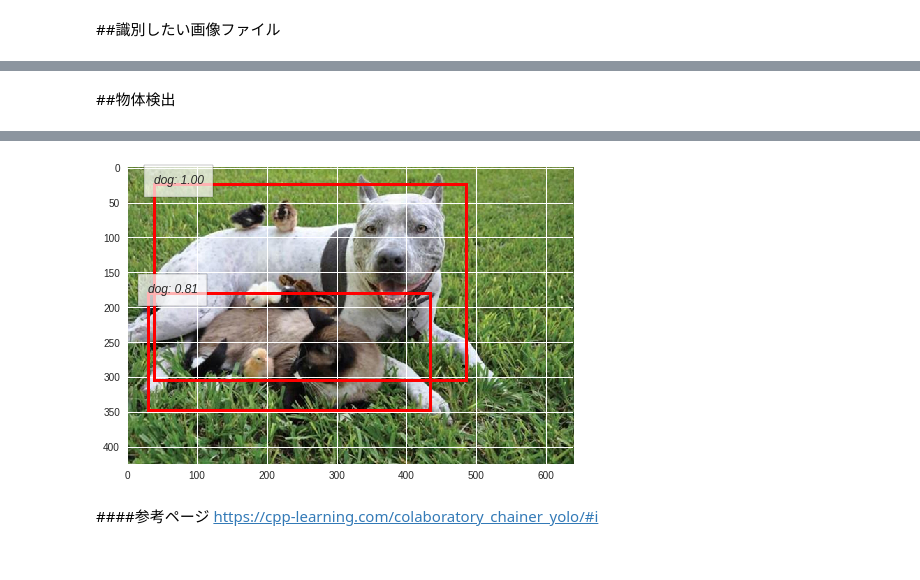
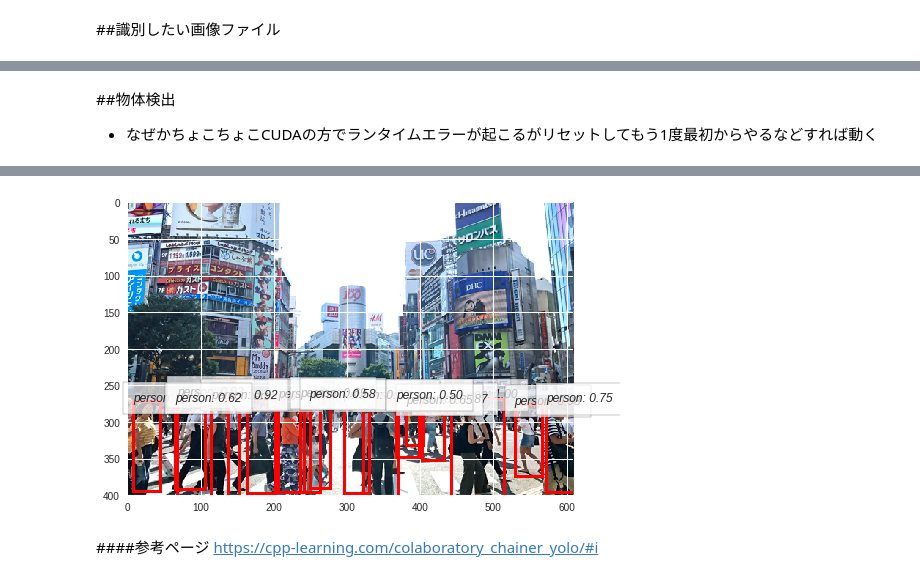
Before and after one commit to junyamahira/YoloPrac, a Jupyter notebook: Yolo.ipynb, the cells around one changed output, grey strips where cells are left out. Drawn from its saved outputs; the diff is of its cells as text; code cells hidden in the pictures.

Commit message:
chainerのupdateに対応

```diff
--- a/Yolo.ipynb
+++ b/Yolo.ipynb
@@ -95,55 +94,47 @@ plt.show()
 # %% [markdown]
 ##物体検出
+- なぜかちょこちょこCUDAの方でランタイムエラーが起こるがリセットしてもう1度最初からやるなどすれば動く
 # %%
+image = "1500626459_header.jpg"
 
+'''
+parser = argparse.ArgumentParser()
+parser.add_argument(
+    '--model', choices=('yolo_v2', 'yolo_v3'),
+    default='yolo_v2')
+parser.add_argument('--gpu', type=int, default=-1)
+parser.add_argument('--pretrained-model', default='voc0712')
+parser.add_argument('image')
+args = parser.parse_args()
 
-def main():
+if args.model == 'yolo_v2':
+    model = YOLOv2(
+        n_fg_class=len(voc_bbox_label_names),
+        pretrained_model=args.pretrained_model)
+elif args.model == 'yolo_v3':
+    model = YOLOv3(
+        n_fg_class=len(voc_bbox_label_names),
+        pretrained_model=args.pretrained_model)
 
-    image = "a11_R.jpg"
+if args.gpu &gt;= 0:
+    chainer.cuda.get_device_from_id(args.gpu).use()
+    model.to_gpu()
+'''
 
-    '''
-    parser = argparse.ArgumentParser()
-    parser.add_argument(
-        '--model', choices=('yolo_v2', 'yolo_v3'),
-        default='yolo_v2')
-    parser.add_argument('--gpu', type=int, default=-1)
-    parser.add_argument('--pretrained-model', default='voc0712')
-    parser.add_argument('image')
-    args = parser.parse_args()
+model = YOLOv3(
+        n_fg_class=len(voc_bbox_label_names),
+        pretrained_model = 'voc0712')
 
-    if args.model == 'yolo_v2':
-        model = YOLOv2(
-            n_fg_class=len(voc_bbox_label_names),
-            pretrained_model=args.pretrained_model)
-    elif args.model == 'yolo_v3':
-        model = YOLOv3(
-            n_fg_class=len(voc_bbox_label_names),
-            pretrained_model=args.pretrained_model)
+gpu = 0 # GPU = 0, CPU = -1
+chainer.cuda.get_device_from_id(gpu).use()
+model.to_gpu()
 
-    if args.gpu &gt;= 0:
-        chainer.cuda.get_device_from_id(args.gpu).use()
-        model.to_gpu()
+img = utils.read_image(image, color=True)
+bboxes, labels, scores = model.predict([img])
+bbox, label, score = bboxes[0], labels[0], scores[0]
 
-    '''
+vis_bbox(
+    img, bbox, label, score, label_names=voc_bbox_label_names)
 
-    model = YOLOv3(
-            n_fg_class=len(voc_bbox_label_names),
-            pretrained_model = 'voc0712')
-
-    gpu = 0 # GPU = 0, CPU = -1
-    chainer.cuda.get_device_from_id(gpu).use()
-    model.to_gpu()
-
-    img = utils.read_image(image, color=True)
-    bboxes, labels, scores = model.predict([img])
-    bbox, label, score = bboxes[0], labels[0], scores[0]
-
-    vis_bbox(
-        img, bbox, label, score, label_names=voc_bbox_label_names)
-
-    plt.show()
-
-
-if __name__ == '__main__':
-    main()
+plt.show()
 # %% [output]
@@ -150,4 +146,4 @@ if __name__ == '__main__':
-[figure, old version]
+[figure, new version]
 # %% [markdown]
 ####参考ページ
 https://cpp-learning.com/colaboratory_chainer_yolo/#i
```
Also changed, not shown: parts of 19 cells of this notebook.
